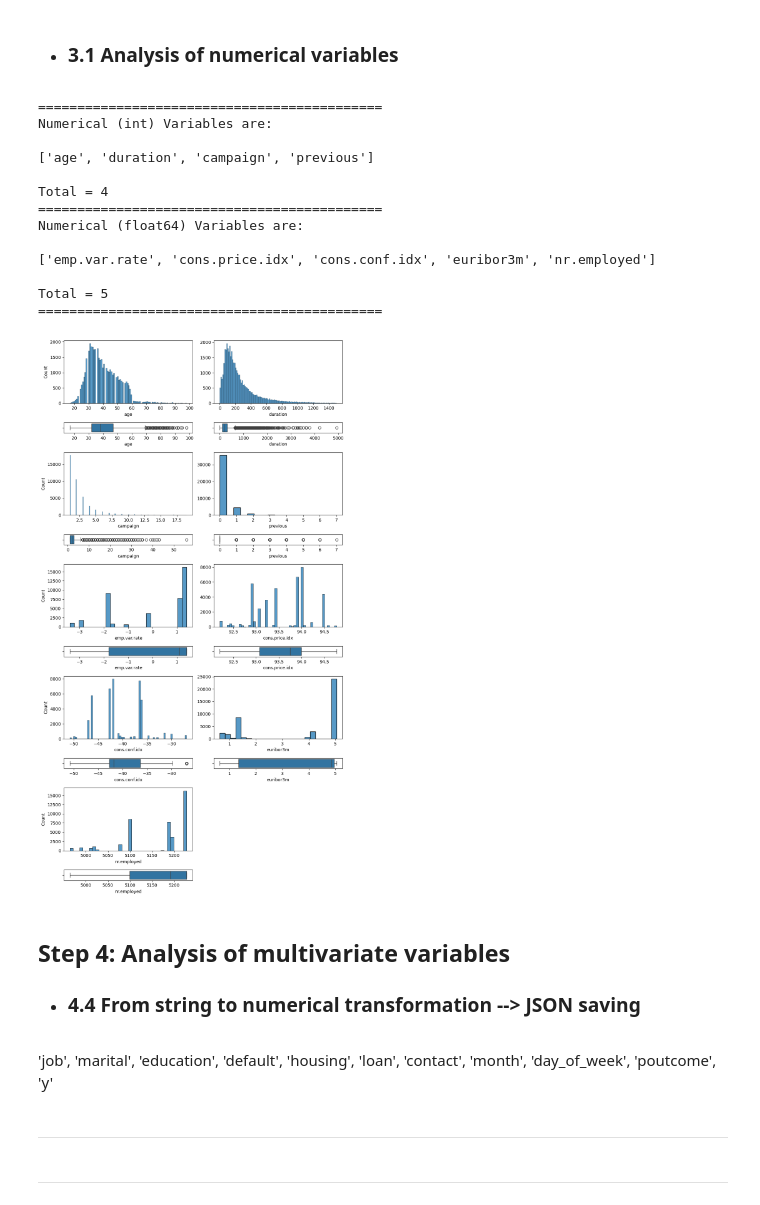
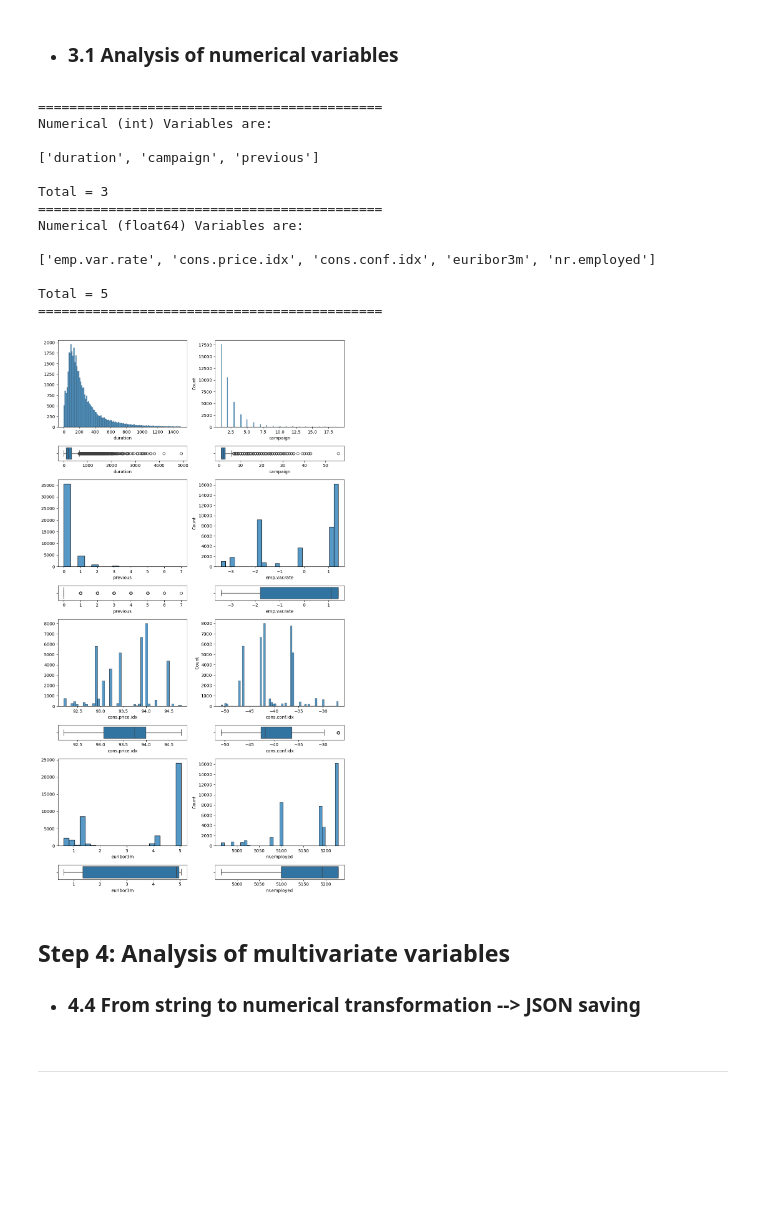
Before and after one commit to Fer-romer/fer-romer-logistic-regression, a Jupyter notebook: src/explore.ipynb, the cells around one changed output. Cells and saved outputs as stored; diff of their text form; code cells hidden in the pictures; blank space fills up the shorter version.

```diff
--- a/src/explore.ipynb
+++ b/src/explore.ipynb
@@ -134,7 +134,7 @@ The number of duplicate values in the dataset is 0
 # %%
 # Eliminate irrelevant columns
 
-filt_df.drop(["pdays"],
+filt_df.drop(["pdays", "age", "day_of_week", "housing", "loan", "marital"],
                     axis = "columns",
                         inplace = True)
 
@@ -290,9 +267,9 @@ print('============================================')
 ============================================
 Numerical (int) Variables are:
 
-['age', 'duration', 'campaign', 'previous']
+['duration', 'campaign', 'previous']
 
-Total = 4
+Total = 3
 ============================================
 Numerical (float64) Variables are:
 
@@ -301,118 +278,106 @@ Numerical (float64) Variables are:
 Total = 5
 ============================================
 # %%
-fig, axis = plt.subplots(10, 2,
+fig, axis = plt.subplots(8, 2,
                             figsize = (10, 18),
-                                gridspec_kw={'height_ratios': [6, 1, 6, 1, 6, 1, 6, 1, 6, 1]})
-
-
-# ==========================Variable age==============================
-sns.histplot(ax = axis[0, 0],
-                data = filt_df,
-                    x = "age")
-
-sns.boxplot(ax = axis[1, 0],
-                data = filt_df,
-                    x = "age")
+                                gridspec_kw={'height_ratios': [6, 1, 6, 1, 6, 1, 6, 1]})
 
 
 # ==========================Variable duration==========================
-sns.histplot(ax = axis[0, 1],
+sns.histplot(ax = axis[0, 0],
                 data = filt_df[filt_df['duration']<1500], # take values < 1500 because the rest of the values are scattered
                     x = "duration").set(ylabel = None)
 
-sns.boxplot(ax = axis[1, 1],
+sns.boxplot(ax = axis[1, 0],
                 data = filt_df,
                      x = "duration")
 
 
 # ==========================Variable campaign==========================
-sns.histplot(ax = axis[2, 0],
+sns.histplot(ax = axis[0, 1],
                 data = filt_df[filt_df['campaign'] < 20], # take values < 20 because the rest of the values are scattered
                      x = "campaign")
 
-sns.boxplot(ax = axis[3, 0],
+sns.boxplot(ax = axis[1, 1],
                 data = filt_df,
                      x = "campaign")
 
 
 # ==========================Variable previous===========================
-sns.histplot(ax = axis[2, 1],
+sns.histplot(ax = axis[2, 0],
                 data = filt_df,
                     x = "previous").set(ylabel = None)
 
-sns.boxplot(ax = axis[3, 1],
+sns.boxplot(ax = axis[3, 0],
                 data = filt_df,
                     x = "previous")
 
 #-------------------------flaot64------------------------------------------------------------------
 
 # ==========================Variable emp.var.rate========================
-sns.histplot(ax = axis[4, 0],
+sns.histplot(ax = axis[2, 1],
                 data = filt_df,
                     x = "emp.var.rate")
 
-sns.boxplot(ax = axis[5, 0],
+sns.boxplot(ax = axis[3, 1],
                 data = filt_df,
                     x = "emp.var.rate")
 
 
 # ==========================Variable cons.price.idx=======================
-sns.histplot(ax = axis[4, 1],
+sns.histplot(ax = axis[4, 0],
                 data = filt_df, # take values < 1500 because the rest of the values are scattered,
                     x = "cons.price.idx").set(ylabel = None)
 
-sns.boxplot(ax = axis[5, 1],
+sns.boxplot(ax = axis[5, 0],
                 data = filt_df,
                      x = "cons.price.idx")
 
 
 # ==========================Variable cons.conf.idx========================
-sns.histplot(ax = axis[6, 0],
+sns.histplot(ax = axis[4, 1],
                 data = filt_df,
                      x = "cons.conf.idx")
 
-sns.boxplot(ax = axis[7, 0],
+sns.boxplot(ax = axis[5, 1],
                 data = filt_df,
                      x = "cons.conf.idx")
 
 
 # ==========================Variable euribor3m============================
-sns.histplot(ax = axis[6, 1],
+sns.histplot(ax = axis[6, 0],
                 data = filt_df,
                     x = "euribor3m").set(ylabel = None)
 
-sns.boxplot(ax = axis[7, 1],
+sns.boxplot(ax = axis[7, 0],
                 data = filt_df,
                     x = "euribor3m")
 
 # ==========================Variable nr.employed==========================
-sns.histplot(ax = axis[8, 0],
+sns.histplot(ax = axis[6, 1],
                 data = filt_df,
                      x = "nr.employed")
 
-sns.boxplot(ax = axis[9, 0],
+sns.boxplot(ax = axis[7, 1],
                 data = filt_df,
                      x = "nr.employed")
 
 
 # Remove the empty axes
-fig.delaxes(ax = axis[8,1])
-fig.delaxes(ax = axis[9,1])
+#fig.delaxes(ax = axis[8,1])
+#fig.delaxes(ax = axis[9,1])
 
 # Adjust the layout
 plt.tight_layout()
 
 # Show the plot
 plt.show()
 # %% [output]
-[figure, old version]
+[figure, new version]
 # %% [markdown]
 ## Step 4: Analysis of multivariate variables
 
 - ### 4.4 From string to numerical transformation --> JSON saving
-# %% [markdown]
-'job', 'marital', 'education', 'default', 'housing', 'loan', 'contact', 'month', 'day_of_week', 'poutcome', 'y'
 # %%
 # Encoding Variable 'job'
 
@@ -434,5 +399,3 @@ with open("../data/interim/transform_job.json", "r") as f:
     job_dict = json.load(f)
 
 filt_df["job"] = filt_df["job"].apply(lambda x: job_dict.get(x))
-# %% [markdown]
----
```
Also changed, not shown: parts of 19 cells of this notebook, 4 other files.
